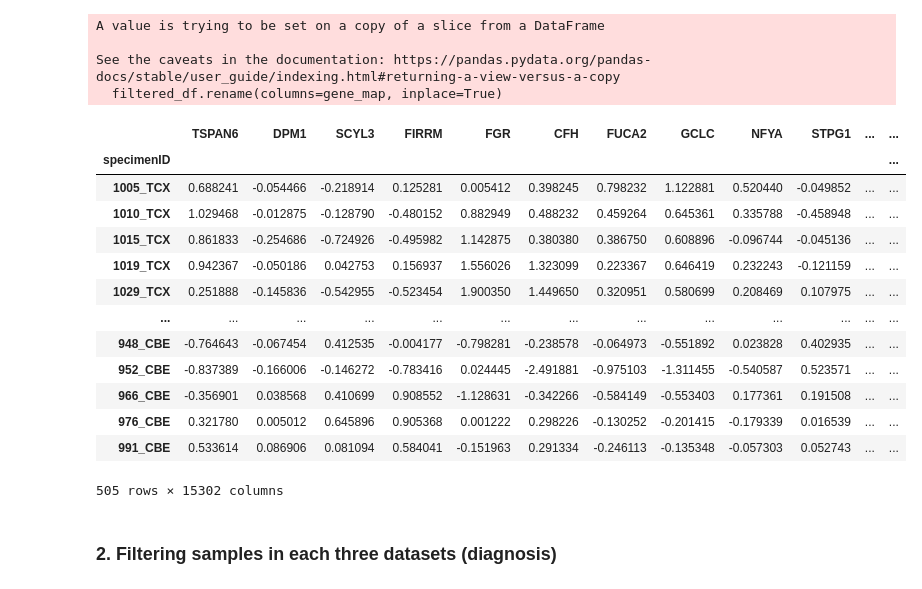
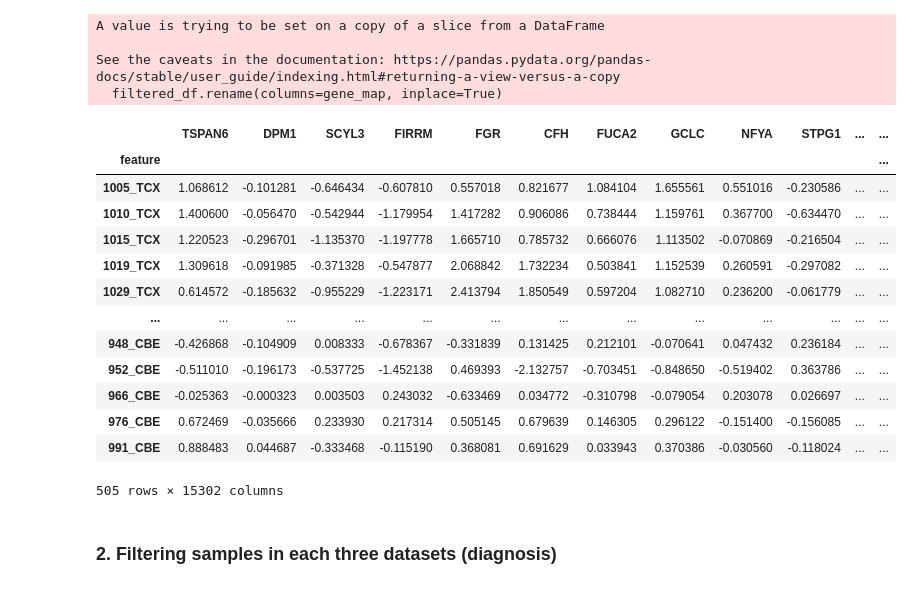
Before and after one commit to mmottaqii/AD-Biomarkers-MultiOmics, a Jupyter notebook: review_july_24.ipynb, the cells around one changed output. Drawn from its saved outputs; the diff is of its cells as text; code cells hidden in the pictures.

```diff
--- a/review_july_24.ipynb
+++ b/review_july_24.ipynb
@@ -625,22 +680,22 @@ A value is trying to be set on a copy of a slice from a DataFrame
 See the caveats in the documentation: https://pandas.pydata.org/pandas-docs/stable/user_guide/indexing.html#returning-a-view-versus-a-copy
   filtered_df.rename(columns=gene_map, inplace=True)
 # %%
-df = pd.read_csv("./AMP_AD_datasets/ROSMAP_v1_cols.csv", index_col=0)
+df = pd.read_csv("./AMP_AD_datasets/Mayo_v1_cols.csv", index_col=0)
 df
 # %% [output]
 |  | TSPAN6 | DPM1 | SCYL3 | FIRRM | FGR | CFH | FUCA2 | GCLC | NFYA | STPG1 | ... | ... |
-| specimenID |  |  |  |  |  |  |  |  |  |  |  | ... |
-| 1005_TCX | 0.688241 | -0.054466 | -0.218914 | 0.125281 | 0.005412 | 0.398245 | 0.798232 | 1.122881 | 0.520440 | -0.049852 | ... | ... |
-| 1010_TCX | 1.029468 | -0.012875 | -0.128790 | -0.480152 | 0.882949 | 0.488232 | 0.459264 | 0.645361 | 0.335788 | -0.458948 | ... | ... |
-| 1015_TCX | 0.861833 | -0.254686 | -0.724926 | -0.495982 | 1.142875 | 0.380380 | 0.386750 | 0.608896 | -0.096744 | -0.045136 | ... | ... |
-| 1019_TCX | 0.942367 | -0.050186 | 0.042753 | 0.156937 | 1.556026 | 1.323099 | 0.223367 | 0.646419 | 0.232243 | -0.121159 | ... | ... |
-| 1029_TCX | 0.251888 | -0.145836 | -0.542955 | -0.523454 | 1.900350 | 1.449650 | 0.320951 | 0.580699 | 0.208469 | 0.107975 | ... | ... |
+| feature |  |  |  |  |  |  |  |  |  |  |  | ... |
+| 1005_TCX | 1.068612 | -0.101281 | -0.646434 | -0.607810 | 0.557018 | 0.821677 | 1.084104 | 1.655561 | 0.551016 | -0.230586 | ... | ... |
+| 1010_TCX | 1.400600 | -0.056470 | -0.542944 | -1.179954 | 1.417282 | 0.906086 | 0.738444 | 1.159761 | 0.367700 | -0.634470 | ... | ... |
+| 1015_TCX | 1.220523 | -0.296701 | -1.135370 | -1.197778 | 1.665710 | 0.785732 | 0.666076 | 1.113502 | -0.070869 | -0.216504 | ... | ... |
+| 1019_TCX | 1.309618 | -0.091985 | -0.371328 | -0.547877 | 2.068842 | 1.732234 | 0.503841 | 1.152539 | 0.260591 | -0.297082 | ... | ... |
+| 1029_TCX | 0.614572 | -0.185632 | -0.955229 | -1.223171 | 2.413794 | 1.850549 | 0.597204 | 1.082710 | 0.236200 | -0.061779 | ... | ... |
 | ... | ... | ... | ... | ... | ... | ... | ... | ... | ... | ... | ... | ... |
-| 948_CBE | -0.764643 | -0.067454 | 0.412535 | -0.004177 | -0.798281 | -0.238578 | -0.064973 | -0.551892 | 0.023828 | 0.402935 | ... | ... |
-| 952_CBE | -0.837389 | -0.166006 | -0.146272 | -0.783416 | 0.024445 | -2.491881 | -0.975103 | -1.311455 | -0.540587 | 0.523571 | ... | ... |
-| 966_CBE | -0.356901 | 0.038568 | 0.410699 | 0.908552 | -1.128631 | -0.342266 | -0.584149 | -0.553403 | 0.177361 | 0.191508 | ... | ... |
-| 976_CBE | 0.321780 | 0.005012 | 0.645896 | 0.905368 | 0.001222 | 0.298226 | -0.130252 | -0.201415 | -0.179339 | 0.016539 | ... | ... |
-| 991_CBE | 0.533614 | 0.086906 | 0.081094 | 0.584041 | -0.151963 | 0.291334 | -0.246113 | -0.135348 | -0.057303 | 0.052743 | ... | ... |
+| 948_CBE | -0.426868 | -0.104909 | 0.008333 | -0.678367 | -0.331839 | 0.131425 | 0.212101 | -0.070641 | 0.047432 | 0.236184 | ... | ... |
+| 952_CBE | -0.511010 | -0.196173 | -0.537725 | -1.452138 | 0.469393 | -2.132757 | -0.703451 | -0.848650 | -0.519402 | 0.363786 | ... | ... |
+| 966_CBE | -0.025363 | -0.000323 | 0.003503 | 0.243032 | -0.633469 | 0.034772 | -0.310798 | -0.079054 | 0.203078 | 0.026697 | ... | ... |
+| 976_CBE | 0.672469 | -0.035666 | 0.233930 | 0.217314 | 0.505145 | 0.679639 | 0.146305 | 0.296122 | -0.151400 | -0.156085 | ... | ... |
+| 991_CBE | 0.888483 | 0.044687 | -0.333468 | -0.115190 | 0.368081 | 0.691629 | 0.033943 | 0.370386 | -0.030560 | -0.118024 | ... | ... |
 505 rows × 15302 columns
 # %% [markdown]
 ### 2. Filtering samples in each three datasets (diagnosis)
```
Also changed, not shown: parts of 69 cells of this notebook.
